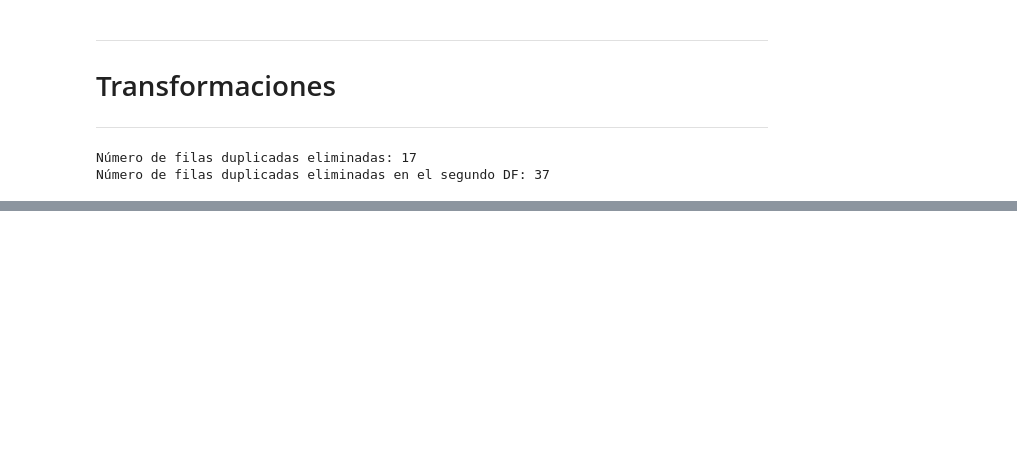
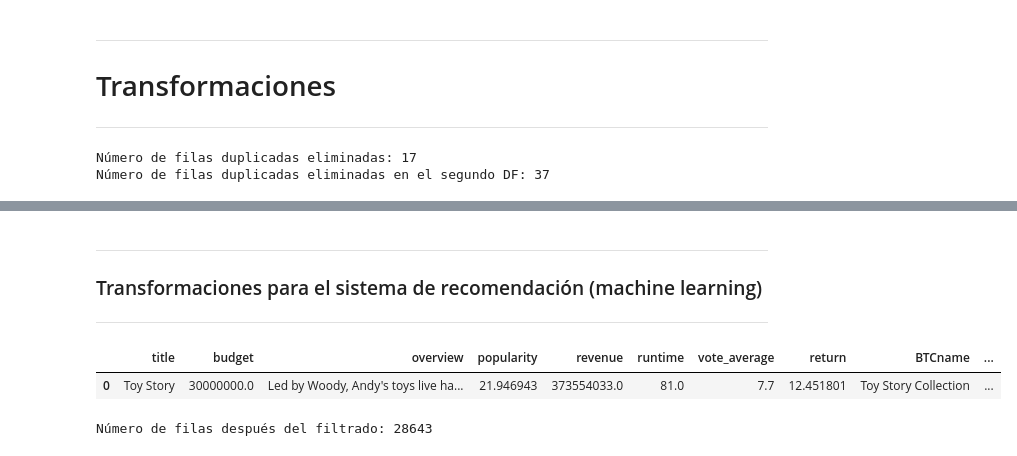
Before and after one commit to federicopiparo/Proyecto-Individual-Piparo-Federico, a Jupyter notebook: Transformaciones/Transformaciones.ipynb, the cells around one changed output, grey strips where cells are left out. Saved outputs shown, nothing was run; the diff lists cells and outputs as text; code cells hidden in the pictures; blank space fills up the shorter version.

Commit message:
aavnces en función ML

```diff
--- a/Transformaciones/Transformaciones.ipynb
+++ b/Transformaciones/Transformaciones.ipynb
@@ -168,2 +162,3 @@ df = pd.merge(names_df,df, on='id')
 # %%
 df.to_parquet('transformados.parquet', index=False)
+pd.set_option('display.max_columns', None)
@@ -185,0 +170,46 @@ df2
+# %% [markdown]
+
+---
+
+### Transformaciones para el sistema de recomendación (machine learning)
+---
+# %%
+#estas transformaciones las hago ya habiendo casi finalizado el trabajo, para el sistema de recomendación
+#He decidido que para este crearé un nuevo DF, el cual será una versión reducida del mismo, y que mantendrá unicamente las series que considere pertinentes
+
+df = pd.read_parquet ("C:\\Users\\fede\\Desktop\\LABs 1\\Proyecto individual - Federico Piparo\\Transformaciones\\transformados.parquet")
+# %%
+df['combined_description'] = df['title'].astype(str) + ' ' + df['Nombre_Director'].astype(str) + ' ' + df[[col for col in df.columns if 'nombre' in col]].astype(str).agg(' '.join, axis=1)
+# %%
+df.head(1)
+# %% [output]
+|  | title | budget | overview | popularity | revenue | runtime | vote_average | return | BTCname | ... |
+| 0 | Toy Story | 30000000.0 | Led by Woody, Andy's toys live ha... | 21.946943 | 373554033.0 | 81.0 | 7.7 | 12.451801 | Toy Story Collection | ... |
+# %%
+#vamos a reducir el tamaño del df en base a esta columna, ya que es la más importante en cuanto a nuestro proceso de machine learning
+#para poder deployar el modelo es necesario reducir el tamaño de nuestro df
+
+df = df.drop_duplicates(subset='title', keep='first')
+# Reemplazar NaN en 'combined_description' con una cadena vacía
+df['combined_description'] = df['combined_description'].fillna('')
+
+# Definir la función para contar el número de caracteres en una cadena
+def count_characters(text):
+    return len(text)
+
+# Aplicar la función para contar caracteres
+df['char_count'] = df['combined_description'].apply(count_characters)
+
+# Especificar el umbral de caracteres
+umbral = 1660  # Ajusta este valor según sea necesario
+
+# Filtrar las filas para conservar solo aquellas con un conteo de caracteres mayor o igual al umbral
+df = df[df['char_count'] >= umbral]
+
+# Verificar el tamaño después del filtrado
+print(f"Número de filas después del filtrado: {len(df)}")
+
+# Eliminar la columna de conteo de caracteres si ya no es necesaria
+df = df.drop(columns=['char_count'])
+# %% [output]
+Número de filas después del filtrado: 28643
```
Also changed, not shown: parts of 9 cells of this notebook, 4 other files.
